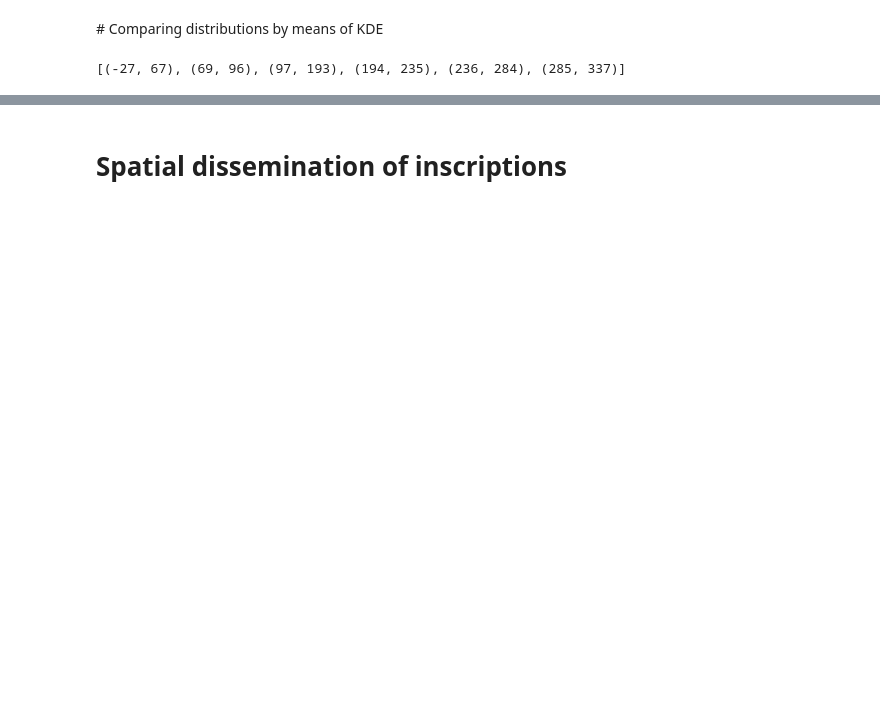
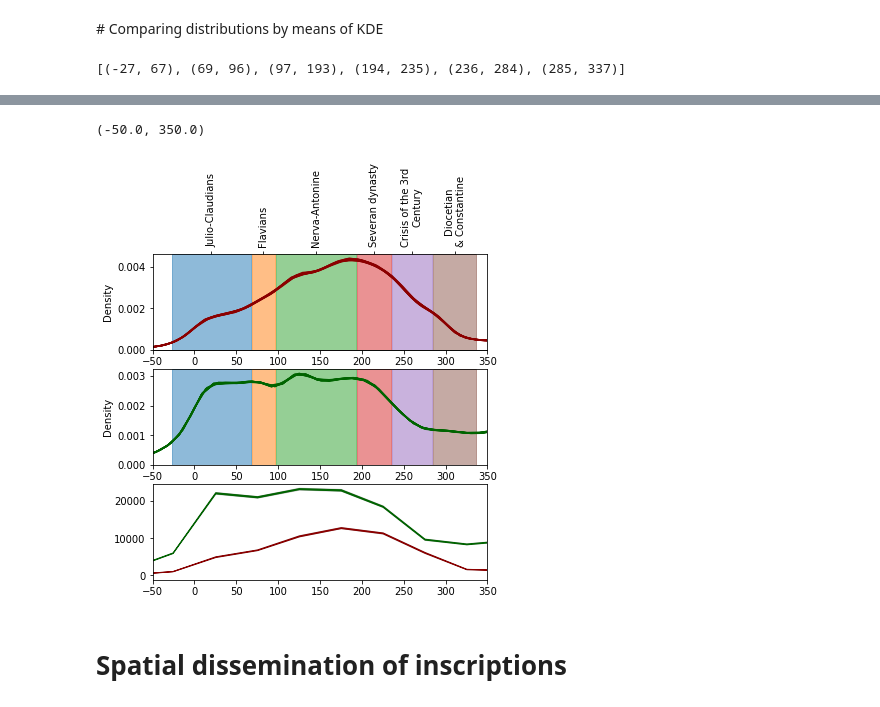
Before and after one commit to sdam-au/LI_ETL, a Jupyter notebook: scripts/1_6_py_WORDS&OCCUPS&ORGS_TEMPORAL.ipynb, the cells around one changed output, grey strips where cells are left out. Cells and saved outputs as stored; diff of their text form; code cells hidden in the pictures; blank space fills up the shorter version.

```diff
--- a/scripts/1_6_py_WORDS&OCCUPS&ORGS_TEMPORAL.ipynb
+++ b/scripts/1_6_py_WORDS&OCCUPS&ORGS_TEMPORAL.ipynb
@@ -168,0 +227,41 @@ Wall time: 24.2 s
+# %%
+%%time
+# timeconsuming, because of the KDE involved
+labels=[key for key in periods.keys()]
+positions = [np.mean(tup) for tup in timeblocks_periods]
+
+fig, [ax1, ax2, ax3] = plt.subplots(3,1, figsize=[6,6])
+
+# ax1 - EDH KDE plot
+for data in var_data_edh[:10]:
+    sns.kdeplot(data, ax=ax1, color="darkred")
+
+for period, color in zip(periods.keys(), tab_colors_list):
+    ax1.axvspan(periods[period]["startdate"], periods[period]["enddate"], color=color, alpha=0.5)#, linestyles="dashed", color="red")
+ax1.set_xlim(-50,350)
+# period labels
+ax1.set_xticks(positions)
+ax1.set_xticklabels(labels)
+ax1.xaxis.set_tick_params(rotation=90)
+ax1.xaxis.tick_top()
+# time ticks
+ax1.secondary_xaxis("bottom")
+
+# ax2 - EDCS KDE plot
+for data in var_data_edcs[:10]:
+    sns.kdeplot(data, ax=ax2, color="darkgreen")
+
+for period, color in zip(periods.keys(), tab_colors_list):
+    ax2.axvspan(periods[period]["startdate"], periods[period]["enddate"], color=color, alpha=0.5)#, linestyles="dashed", color="red")
+
+ax2.set_xlim(-50,350)
+#ax2.set_xticks([])
+# time ticks
+
+
+# timeblocks
+plot_timeblocks_data(EDH_complete_simulations, color="darkred", ax=ax3)
+plot_timeblocks_data(EDCS_complete_simulations, color="darkgreen", ax=ax3)
+
+ax3.set_xlim(-50,350)
+# %% [output]
@@ -169,3 +270,5 @@ Wall time: 24.2 s
+(-50.0, 350.0)
+[figure, added]
 # %% [markdown]
 # Spatial dissemination of inscriptions
 # %%
```
Also changed, not shown: parts of 32 cells of this notebook, 2 other files.
